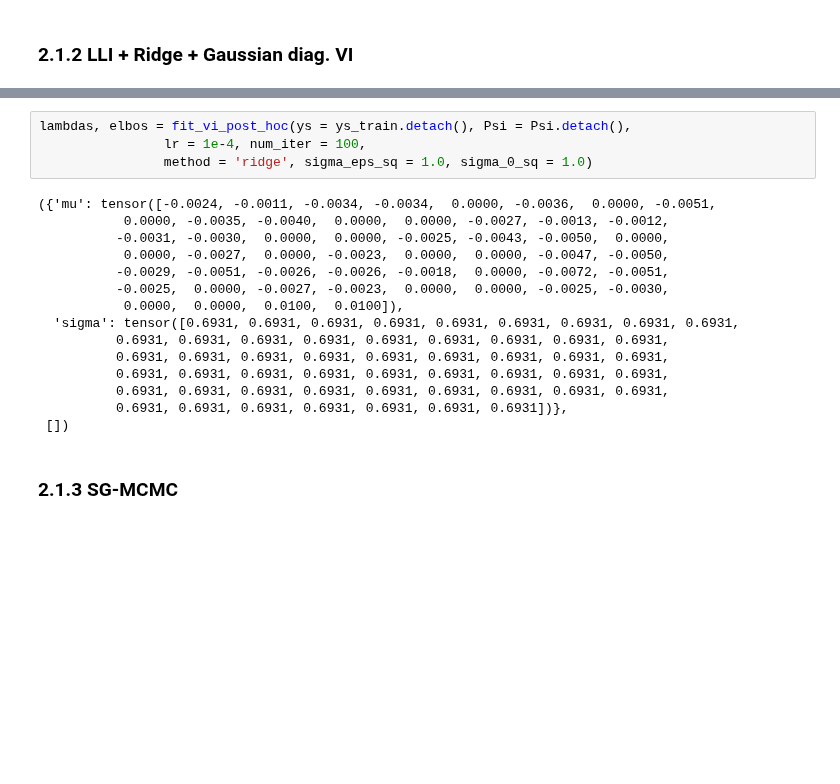
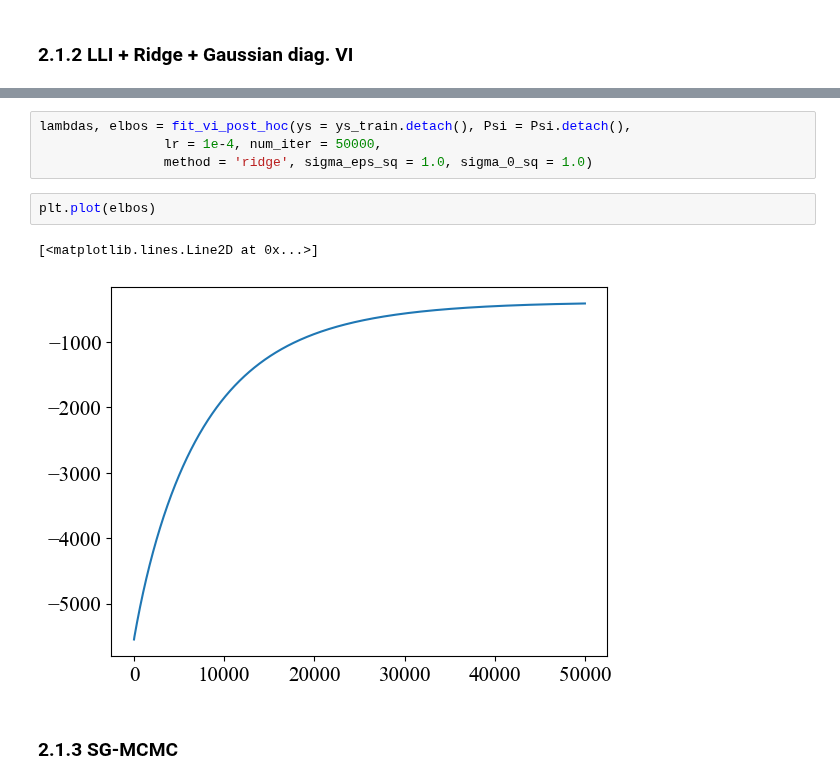
Before and after one commit to clarahoffmann/last-layer-inf, a Jupyter notebook: src/1d_regression.ipynb, the cells around one changed output, grey strips where cells are left out. Drawn from its saved outputs; the diff is of its cells as text; blank space fills up the shorter version.

```diff
--- a/src/1d_regression.ipynb
+++ b/src/1d_regression.ipynb
@@ -390,22 +278,12 @@ def fit_vi_post_hoc(ys: torch.tensor,
 # %%
 lambdas, elbos = fit_vi_post_hoc(ys = ys_train.detach(), Psi = Psi.detach(),
-                lr = 1e-4, num_iter = 100,
+                lr = 1e-4, num_iter = 50000,
                 method = 'ridge', sigma_eps_sq = 1.0, sigma_0_sq = 1.0)
-# %% [output]
-({'mu': tensor([-0.0024, -0.0011, -0.0034, -0.0034,  0.0000, -0.0036,  0.0000, -0.0051,
-           0.0000, -0.0035, -0.0040,  0.0000,  0.0000, -0.0027, -0.0013, -0.0012,
-          -0.0031, -0.0030,  0.0000,  0.0000, -0.0025, -0.0043, -0.0050,  0.0000,
-           0.0000, -0.0027,  0.0000, -0.0023,  0.0000,  0.0000, -0.0047, -0.0050,
-          -0.0029, -0.0051, -0.0026, -0.0026, -0.0018,  0.0000, -0.0072, -0.0051,
-          -0.0025,  0.0000, -0.0027, -0.0023,  0.0000,  0.0000, -0.0025, -0.0030,
-           0.0000,  0.0000,  0.0100,  0.0100]),
-  'sigma': tensor([0.6931, 0.6931, 0.6931, 0.6931, 0.6931, 0.6931, 0.6931, 0.6931, 0.6931,
-          0.6931, 0.6931, 0.6931, 0.6931, 0.6931, 0.6931, 0.6931, 0.6931, 0.6931,
-          0.6931, 0.6931, 0.6931, 0.6931, 0.6931, 0.6931, 0.6931, 0.6931, 0.6931,
-          0.6931, 0.6931, 0.6931, 0.6931, 0.6931, 0.6931, 0.6931, 0.6931, 0.6931,
-          0.6931, 0.6931, 0.6931, 0.6931, 0.6931, 0.6931, 0.6931, 0.6931, 0.6931,
-          0.6931, 0.6931, 0.6931, 0.6931, 0.6931, 0.6931, 0.6931])},
- [])
+# %%
+plt.plot(elbos)
+# %% [output]
+[<matplotlib.lines.Line2D at 0x...>]
+[figure, added]
 # %% [markdown]
 ### 2.1.3 SG-MCMC
 # %% [markdown]
```
Also changed, not shown: parts of 2 cells of this notebook, 1 other file.
